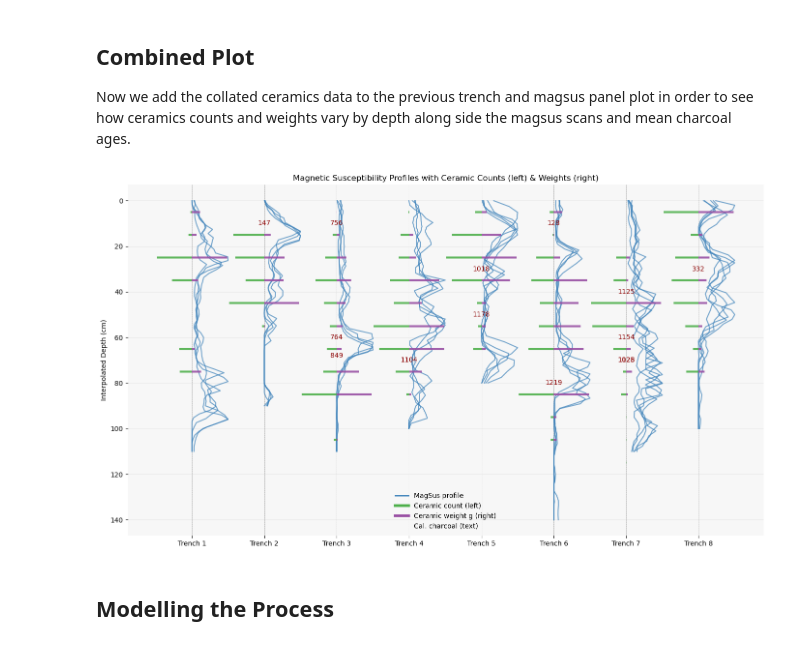
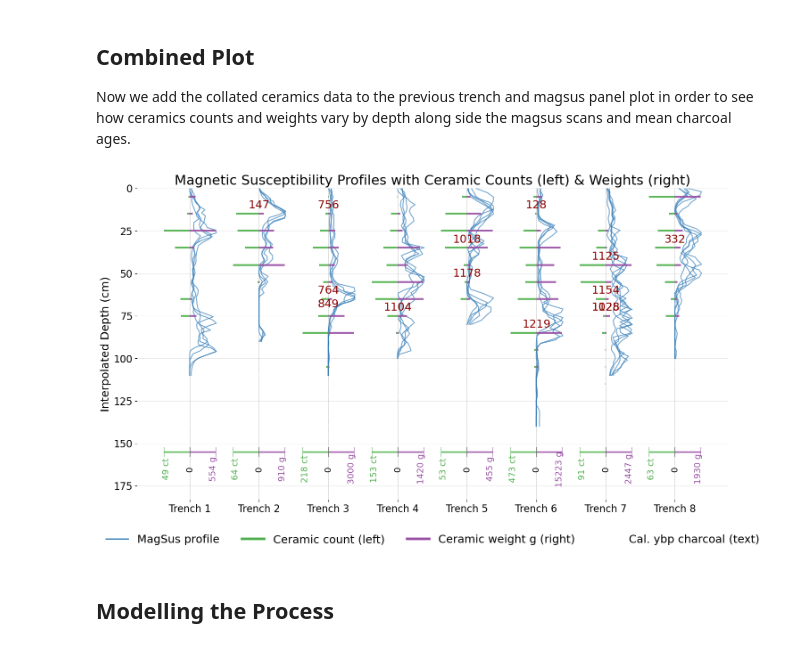
Before and after one commit to wccarleton/kkpp24, a Jupyter notebook: Src/kohker_pp24.ipynb, the cells around one changed output. Saved outputs shown, nothing was run; the diff lists cells and outputs as text; code cells hidden in the pictures.

```diff
--- a/Src/kohker_pp24.ipynb
+++ b/Src/kohker_pp24.ipynb
@@ -751,13 +751,27 @@ profile_color = '#377eb8'
 count_color   = '#4daf4a'
 weight_color  = '#984ea3'
 
-fig, ax = plt.subplots(figsize=(14, 8))
+axis_fontsize = 18
+tick_fontsize = 16
+title_fontsize = 22
+ruler_fontsize = 14
+charcoal_fontsize = 18
+
+max_profile_depth = np.nanmax(magsus['depth'].values)
+max_ceramic_depth = np.nanmax(cer_agg['depth_mid_cm'].values) if not cer_agg.empty else max_profile_depth
+scale_y = max(max_profile_depth, max_ceramic_depth) + 15
+scale_tick_cm = 3
+scale_label_y = scale_y + 10
+
+fig, ax = plt.subplots(figsize=(16, 9.5), facecolor='white')
 offsets = []
+trench_spacing = 2.6
 
 for i, trench in enumerate(magsus['trench_id'].unique()):
+    trench_num = int(re.search(r'\d+', str(trench)).group())
     trench_data = magsus[magsus['trench_id'] == trench]
     record_ids  = trench_data['record_id'].unique()
-    offset = i * 2
+    offset = i * trench_spacing
     offsets.append(offset)
 
     # vertical reference for this trench
@@ -776,7 +790,7 @@ for i, trench in enumerate(magsus['trench_id'].unique()):
         trench_span = 1.0
 
     # ceramics overlay (per trench)
-    cer_t = cer_agg[cer_agg['trench_id'] == trench].copy()
+    cer_t = cer_agg[cer_agg['trench_id'] == trench_num].copy()
     if not cer_t.empty:
         # per-trench maxima for scaling
         max_count  = np.nanmax(cer_t['ceramic_total_count'].values) if cer_t['ceramic_total_count'].notna().any() else 0
@@ -800,43 +814,73 @@ for i, trench in enumerate(magsus['trench_id'].unique()):
             if wval > 0 and weight_scale > 0:
                 ax.hlines(y=y,
                           xmin=offset,
                           xmax=offset + wval * weight_scale,
                           color=weight_color, linewidth=3, alpha=0.9)
 
+        # per-trench ceramic scale ruler: counts left, weights right
+        if count_scale > 0 or weight_scale > 0:
+            ax.vlines(offset, scale_y - scale_tick_cm, scale_y + scale_tick_cm,
+                      color='black', linewidth=0.8, alpha=0.8, zorder=5)
+            ax.text(offset, scale_label_y, '0', fontsize=ruler_fontsize, rotation=90,
+                    ha='center', va='center', rotation_mode='anchor', clip_on=False, zorder=6)
+
+        if count_scale > 0:
+            count_xmin = offset - max_count * count_scale
+            ax.hlines(scale_y, count_xmin, offset, color=count_color, linewidth=2.5, alpha=0.9, zorder=5)
+            ax.vlines(count_xmin, scale_y - scale_tick_cm, scale_y + scale_tick_cm,
+                      color=count_color, linewidth=0.8, alpha=0.9, zorder=5)
+            ax.annotate(f'{int(round(max_count))} ct', xy=(count_xmin, scale_label_y),
+                        xytext=(4, 0), textcoords='offset points', fontsize=ruler_fontsize,
+                        color=count_color, rotation=90, ha='center', va='center',
+                        rotation_mode='anchor', clip_on=False, zorder=6)
+
+        if weight_scale > 0:
+            weight_xmax = offset + max_weight * weight_scale
+            ax.hlines(scale_y, offset, weight_xmax, color=weight_color, linewidth=2.5, alpha=0.9, zorder=5)
+            ax.vlines(weight_xmax, scale_y - scale_tick_cm, scale_y + scale_tick_cm,
+                      color=weight_color, linewidth=0.8, alpha=0.9, zorder=5)
+            ax.annotate(f'{max_weight:.0f} g', xy=(weight_xmax, scale_label_y),
+                        xytext=(-4, 0), textcoords='offset points', fontsize=ruler_fontsize,
+                        color=weight_color, rotation=90, ha='center', va='center',
+                        rotation_mode='anchor', clip_on=False, zorder=6)
+
     # charcoal labels (optional; comment out if not needed)
-    trench_charcoal = charcoal_data[charcoal_data['trench'] == trench]
+    trench_charcoal = charcoal_data[charcoal_data['trench'] == trench_num]
     for _, row in trench_charcoal.iterrows():
         ax.text(x=offset, y=row['depth'], s=f"{abs(int(row['ybp_cal']))}",
-                color='darkred', fontsize=10, ha='center', va='center')
+                color='darkred', fontsize=charcoal_fontsize, ha='center', va='center')
 
 # axis formatting
 ax.set_xticks(offsets)
-ax.set_xticklabels([f'Trench {t}' for t in magsus['trench_id'].unique()])
+ax.set_xticklabels([f'Trench {t}' for t in magsus['trench_id'].unique()], fontsize=tick_fontsize)
+ax.tick_params(axis='y', labelsize=tick_fontsize)
 ax.invert_yaxis()
-ax.set_ylabel('Interpolated Depth (cm)')
+ax.set_ylim(scale_label_y + 18, 0)
+ax.set_ylabel('Interpolated Depth (cm)', fontsize=axis_fontsize)
 ax.set_xlabel('')
-ax.set_title('Magnetic Susceptibility Profiles with Ceramic Counts (left) & Weights (right)')
+ax.set_title('Magnetic Susceptibility Profiles with Ceramic Counts (left) & Weights (right)', fontsize=title_fontsize)
 
 # minimal theme
 ax.grid(True, color='lightgrey', linestyle='-', linewidth=0.7, alpha=0.5)
-ax.set_facecolor('#f7f7f7')
+ax.set_facecolor('white')
 for side in ['top','right','left','bottom']:
     ax.spines[side].set_visible(False)
 
 # legend
 legend_elems = [
     Line2D([0], [0], color=profile_color, lw=2, label='MagSus profile'),
     Line2D([0], [0], color=count_color,  lw=4, label='Ceramic count (left)'),
     Line2D([0], [0], color=weight_color, lw=4, label='Ceramic weight g (right)'),
-    Line2D([0], [0], color='darkred', lw=0, marker=None, label='Cal. charcoal (text)'),
+    Line2D([0], [0], color='darkred', lw=0, marker=None, label='Cal. ybp charcoal (text)'),
 ]
-ax.legend(handles=legend_elems, loc='lower center', frameon=False)
+ax.legend(handles=legend_elems, loc='upper center', bbox_to_anchor=(0.5, -0.08), ncol=4, frameon=False, fontsize=axis_fontsize)
 
-plt.tight_layout()
+plt.tight_layout(rect=[0, 0.08, 1, 1])
 plt.savefig("../Output/trench_panel.png", bbox_inches="tight")
+plt.savefig("../Output/trench_panel.pdf", bbox_inches="tight")
 plt.show()
 # %% [output]
-[figure, old version]
+[figure, new version]
 # %% [markdown]
 ## Modelling the Process
 # %% [markdown]
```
Also changed, not shown: 3 other files.
